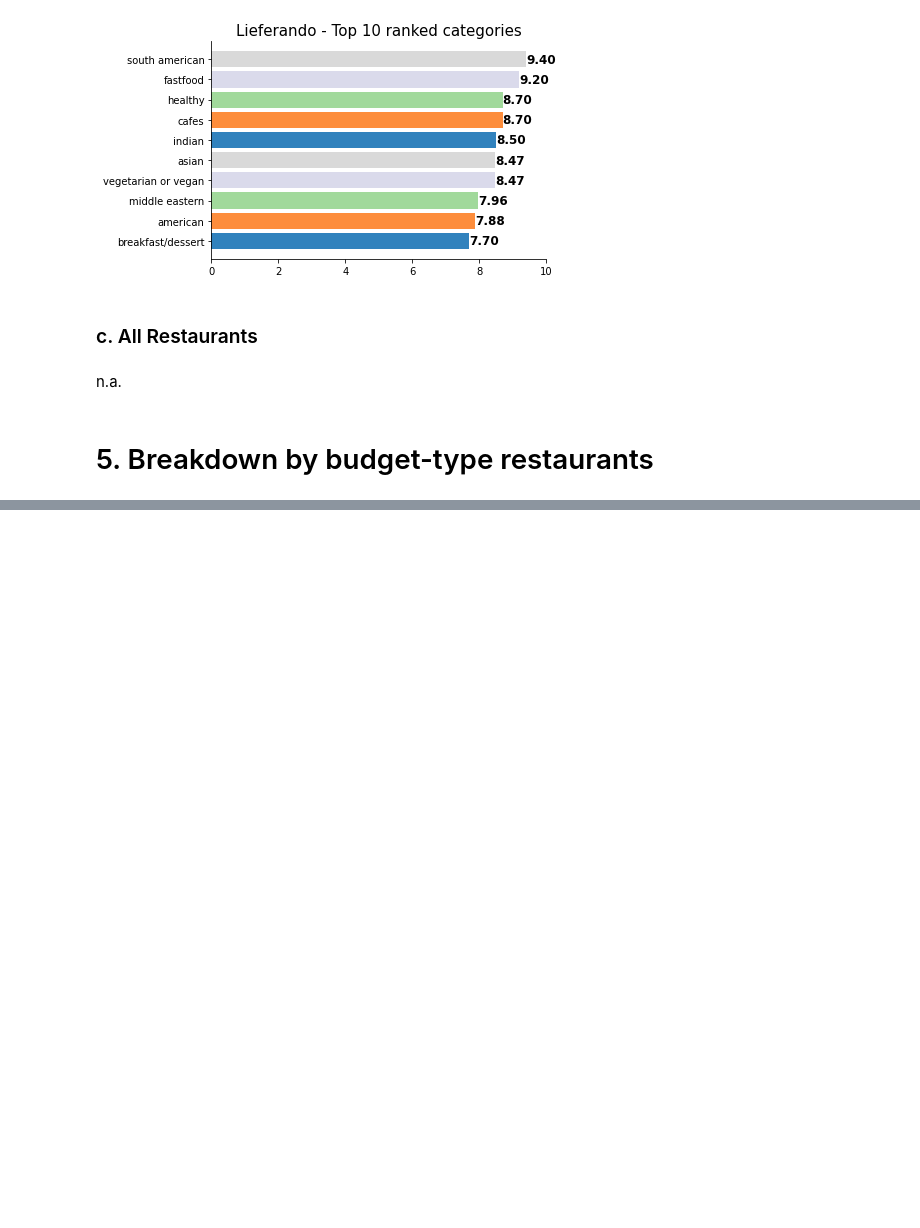
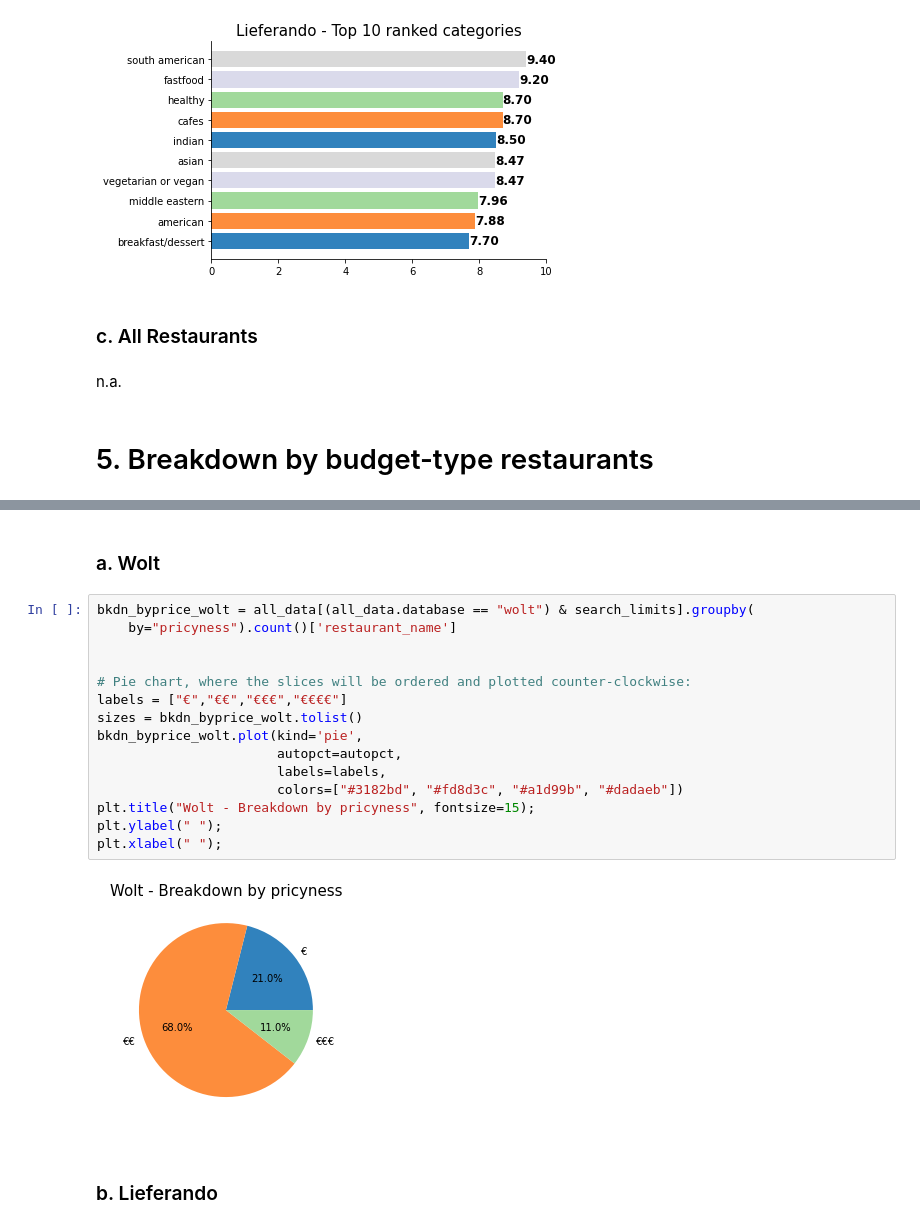
Before and after one commit to ayelenklas/geotracker, a Jupyter notebook: notebooks/data_viz_ak.ipynb, the cells around one changed output, grey strips where cells are left out. Drawn from its saved outputs; the diff is of its cells as text; blank space fills up the shorter version.

Commit message:
data viz finished

```diff
--- a/notebooks/data_viz_ak.ipynb
+++ b/notebooks/data_viz_ak.ipynb
@@ -373,0 +359,21 @@ n.a.
+# %% [markdown]
+### a. Wolt
+# %%
+bkdn_byprice_wolt = all_data[(all_data.database == "wolt") & search_limits].groupby(
+    by="pricyness").count()['restaurant_name']
+
+
+# Pie chart, where the slices will be ordered and plotted counter-clockwise:
+labels = ["€","€€","€€€","€€€€"]
+sizes = bkdn_byprice_wolt.tolist()
+bkdn_byprice_wolt.plot(kind='pie',
+                       autopct=autopct,
+                       labels=labels,
+                       colors=["#3182bd", "#fd8d3c", "#a1d99b", "#dadaeb"])
+plt.title("Wolt - Breakdown by pricyness", fontsize=15);
+plt.ylabel(" ");
+plt.xlabel(" ");
+# %% [output]
+[figure, added]
+# %% [markdown]
+### b. Lieferando
```
Also changed, not shown: parts of 3 cells of this notebook, 1 other file.
